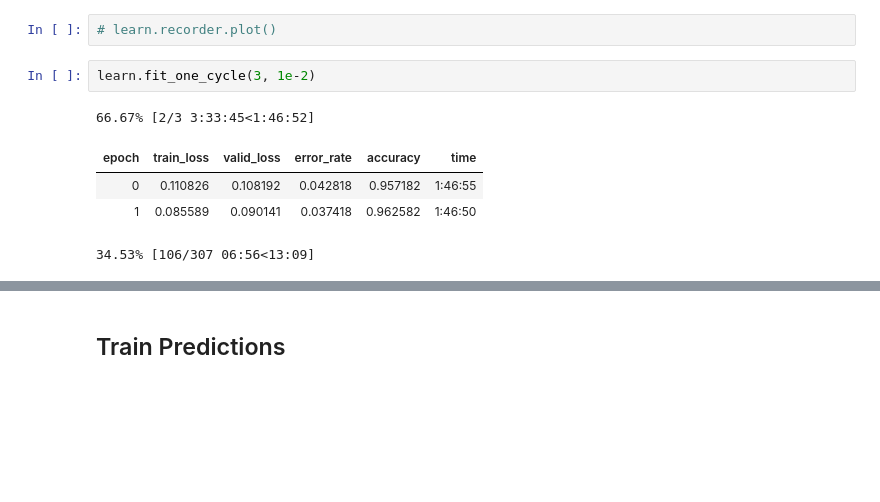
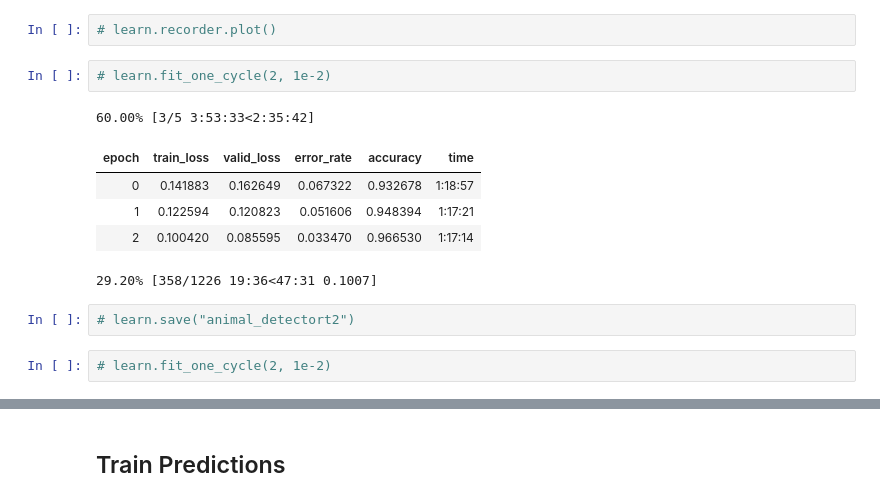
Before and after one commit to ShaunSpinelli/kaggle, a Jupyter notebook: iwildcam2019/animal-detector.ipynb, the cells around one changed output, grey strips where cells are left out. Drawn from its saved outputs; the diff is of its cells as text; blank space fills up the shorter version.

```diff
--- a/iwildcam2019/animal-detector.ipynb
+++ b/iwildcam2019/animal-detector.ipynb
@@ -84,10 +70,15 @@ Downloading: "https://download.pytorch.org/models/resnet34-333f7ec4.pth" to /tmp
 # %%
 # learn.recorder.plot()
 # %%
-learn.fit_one_cycle(3, 1e-2)
+# learn.fit_one_cycle(2, 1e-2)
 # %% [output]
-66.67% [2/3 3:33:45<1:46:52]
+60.00% [3/5 3:53:33<2:35:42]
 | epoch | train_loss | valid_loss | error_rate | accuracy | time |
-| 0 | 0.110826 | 0.108192 | 0.042818 | 0.957182 | 1:46:55 |
-| 1 | 0.085589 | 0.090141 | 0.037418 | 0.962582 | 1:46:50 |
+| 0 | 0.141883 | 0.162649 | 0.067322 | 0.932678 | 1:18:57 |
+| 1 | 0.122594 | 0.120823 | 0.051606 | 0.948394 | 1:17:21 |
+| 2 | 0.100420 | 0.085595 | 0.033470 | 0.966530 | 1:17:14 |
-34.53% [106/307 06:56<13:09]
+29.20% [358/1226 19:36<47:31 0.1007]
+# %%
+# learn.save("animal_detectort2")
+# %%
+# learn.fit_one_cycle(2, 1e-2)
```
Also changed, not shown: parts of 17 cells of this notebook, 2 other files.
